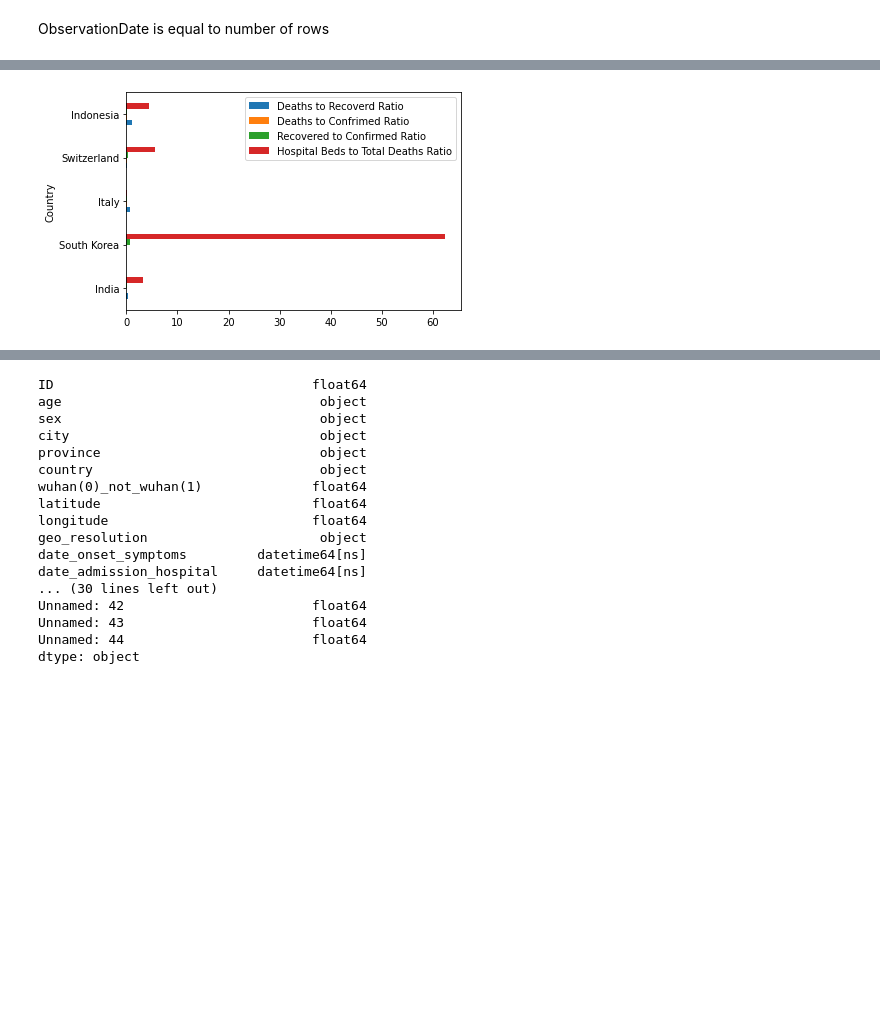
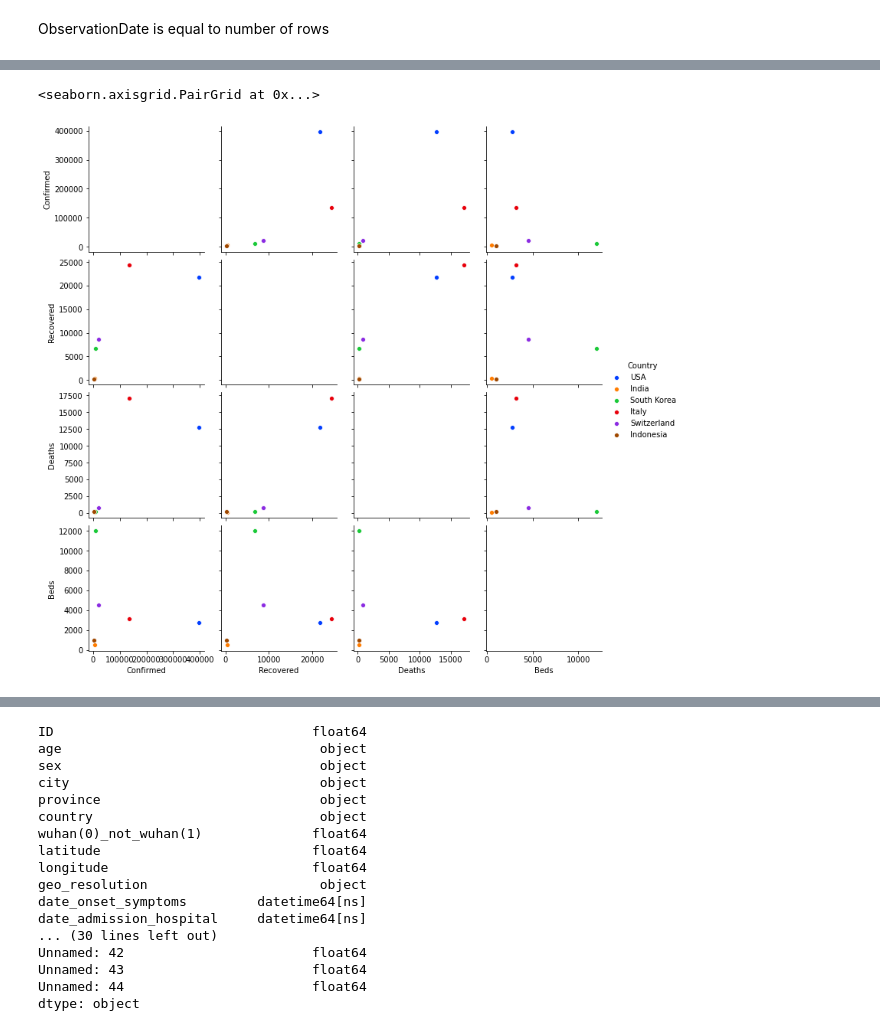
Before and after one commit to abijbart/DS4H_covid19, a Jupyter notebook: exploration_ds4h.ipynb, the cells around one changed output, grey strips where cells are left out. Saved outputs shown, nothing was run; the diff lists cells and outputs as text; code cells hidden in the pictures; blank space fills up the shorter version.

```diff
--- a/exploration_ds4h.ipynb
+++ b/exploration_ds4h.ipynb
@@ -196,5 +245,5 @@ ratios.plot.barh(x = 'Country')
-# %%
-smaller_ratios = ratios.drop(columns=['Total Deaths', 'Total Hospital Beds'])
-axes[0, 1] = smaller_ratios.plot.barh(x = 'Country')
-# %% [output]
-[figure, removed]
+# %%
+sns.pairplot(totals, kind="scatter", hue="Country",palette="bright")
+# %% [output]
+<seaborn.axisgrid.PairGrid at 0x...>
+[figure, added]
```
Also changed, not shown: parts of 36 cells of this notebook.
